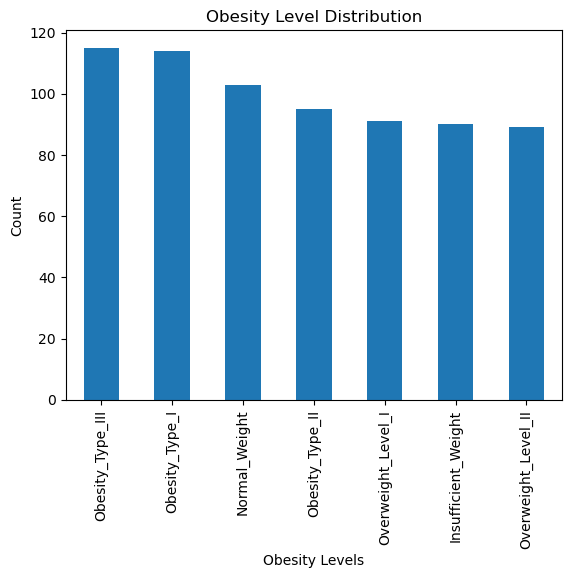
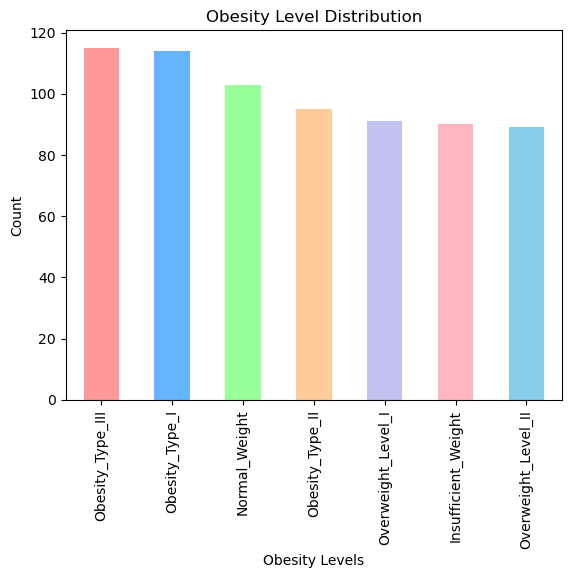
The notebook cell's code change between the first figure and the second:
--- before
+++ after
@@ -1,4 +1,7 @@
 import matplotlib.pyplot as plt
-df['NObeyesdad'].value_counts().plot(kind='bar')
+df['NObeyesdad'].value_counts().plot(
+    kind='bar',
+    color=['#FF9999','#66B3FF','#99FF99','#FFCC99','#C2C2F0','#FFB6C1','#87CEEB']
+)
 plt.title("Obesity Level Distribution")
 plt.xlabel("Obesity Levels")

Commit: Add files via upload